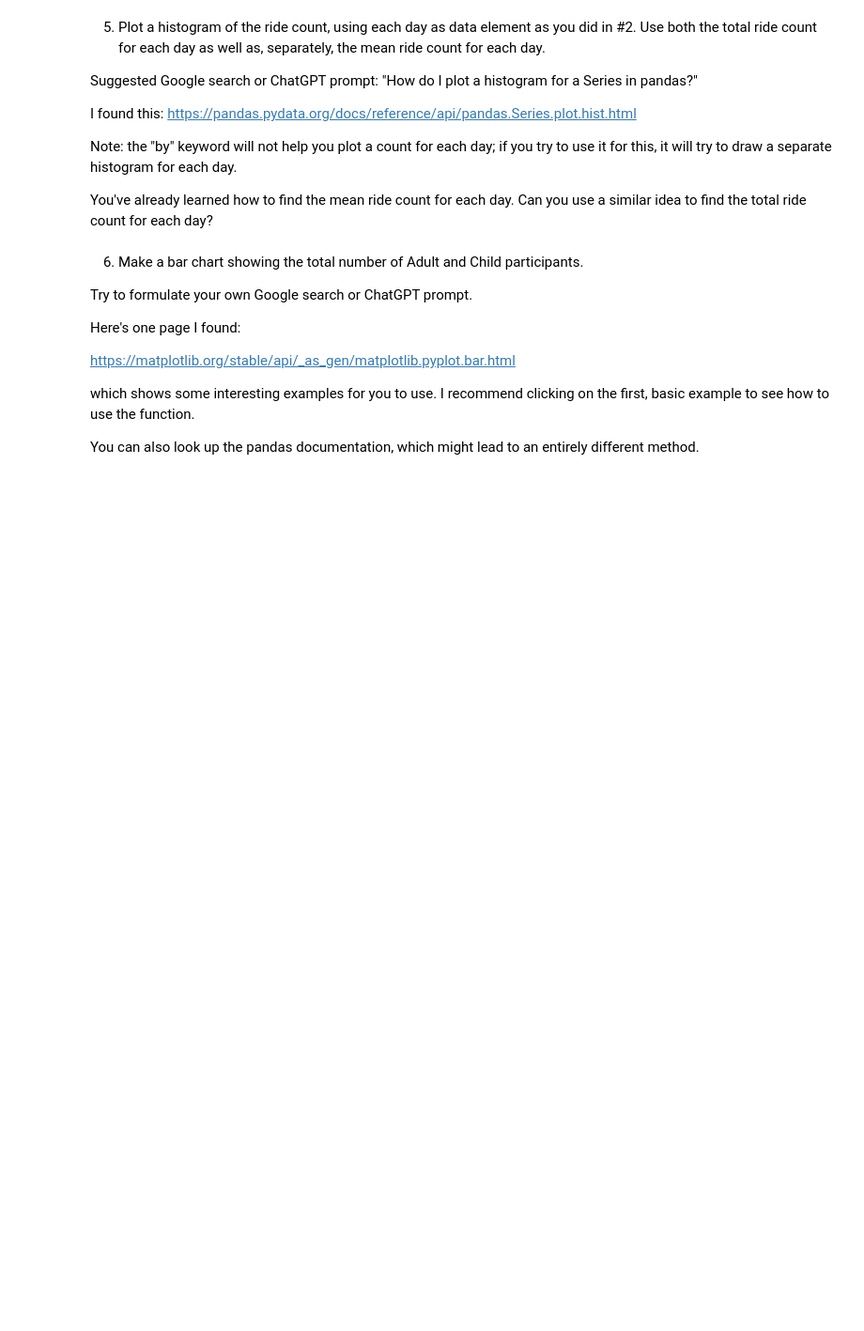
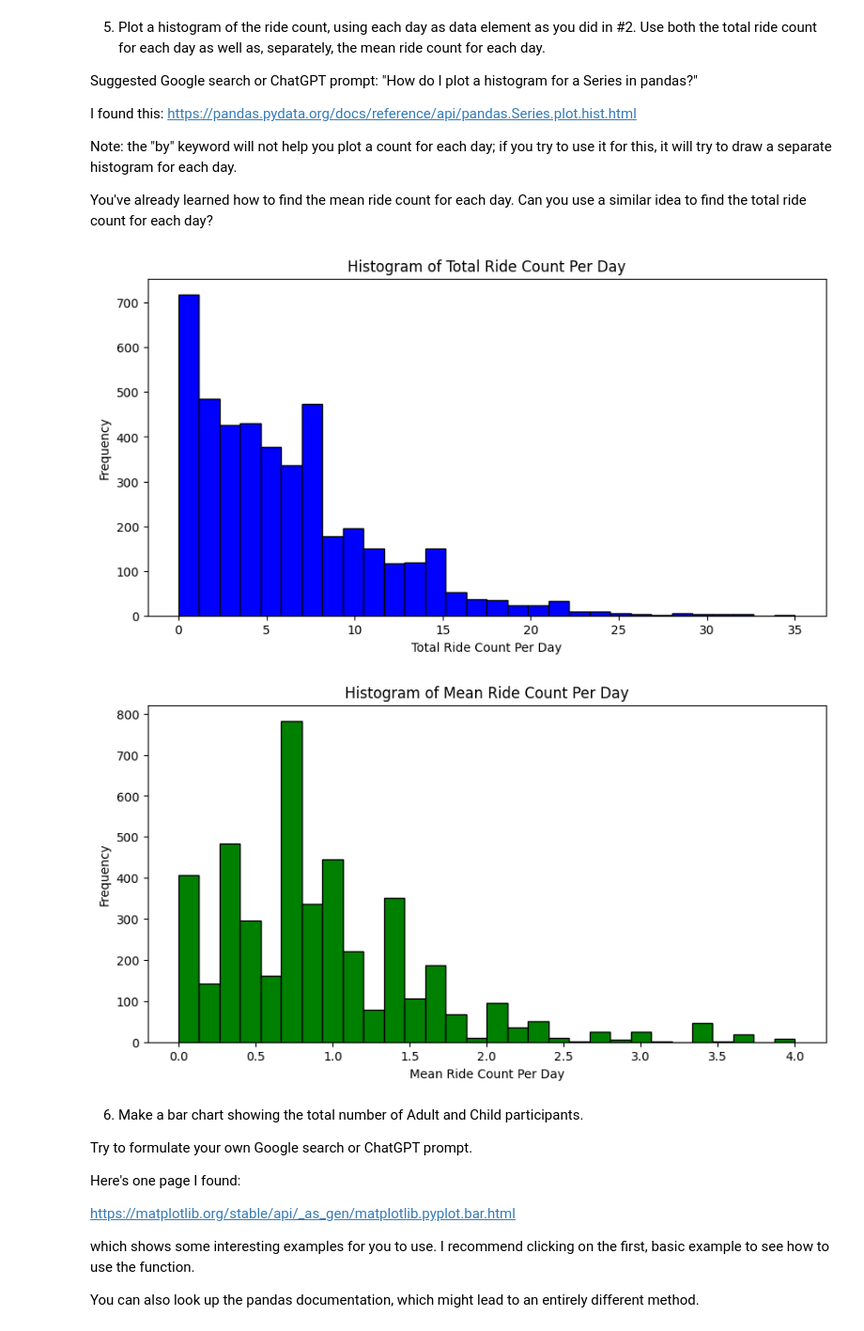
Before and after one commit to tbeerio/AI-For-Leaders, a Jupyter notebook: OMDS-ModB2-Week3-Beer-Tim.ipynb, the cells around one changed output. Shown at 94% size. Cells and saved outputs as stored; diff of their text form; code cells hidden in the pictures; blank space fills up the shorter version.

```diff
--- a/OMDS-ModB2-Week3-Beer-Tim.ipynb
+++ b/OMDS-ModB2-Week3-Beer-Tim.ipynb
@@ -307,6 +321,32 @@ I found this: https://pandas.pydata.org/docs/reference/api/pandas.Series.plot.hi
 Note: the "by" keyword will not help you plot a count for each day; if you try to use it for this, it will try to draw a separate histogram for each day.
 
 You've already learned how to find the mean ride count for each day.  Can you use a similar idea to find the total ride count for each day?
+# %%
+import matplotlib.pyplot as plt
+
+# Group by visit date and calculate total and mean ride counts
+grouped = df.groupby("VisitDate")[["MartianRide", "TeacupRide", "RiverRide"]]
+total_rides_per_day = grouped.sum().sum(axis=1)  # Total rides per day
+mean_rides_per_day = grouped.mean().mean(axis=1)  # Mean ride count per day
+
+# Plot histogram of total rides per day
+plt.figure(figsize=(10, 5))
+plt.hist(total_rides_per_day, bins=30, edgecolor="black", color="blue")
+plt.xlabel("Total Ride Count Per Day")
+plt.ylabel("Frequency")
+plt.title("Histogram of Total Ride Count Per Day")
+plt.show()
+
+# Plot histogram of mean rides per day
+plt.figure(figsize=(10, 5))
+plt.hist(mean_rides_per_day, bins=30, edgecolor="black", color="green")
+plt.xlabel("Mean Ride Count Per Day")
+plt.ylabel("Frequency")
+plt.title("Histogram of Mean Ride Count Per Day")
+plt.show()
+# %% [output]
+[figure, added]
+[figure, added]
 # %% [markdown]
 6. Make a bar chart showing the total number of Adult and Child participants.
 
```
Also changed, not shown: parts of 6 cells of this notebook.
